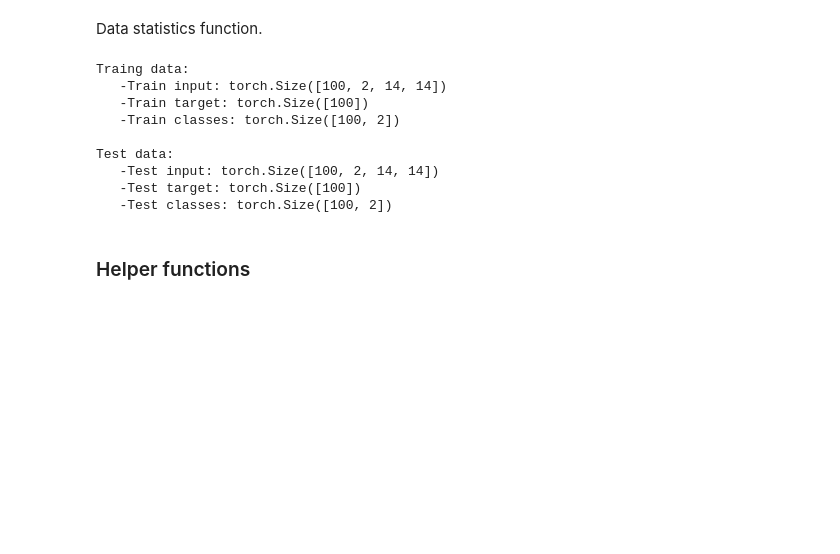
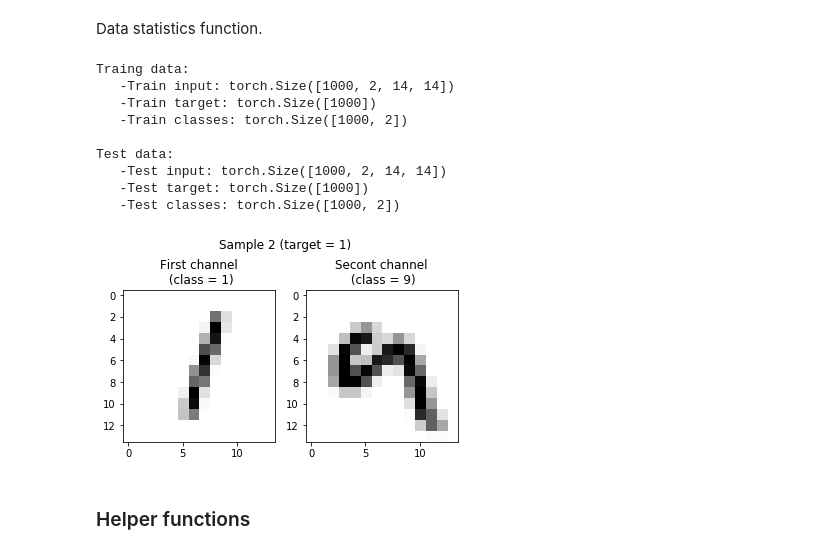
Before and after one commit to sylvainlugeon/deep-learning-projects, a Jupyter notebook: DL_MP1_fred.ipynb, the cells around one changed output. Drawn from its saved outputs; the diff is of its cells as text; code cells hidden in the pictures; blank space fills up the shorter version.

```diff
--- a/DL_MP1_fred.ipynb
+++ b/DL_MP1_fred.ipynb
@@ -33,22 +39,43 @@ def data_statistics(train_input, train_target, train_classes, test_input, test_t
           "   -Test input: {}\n".format(test_input.shape) + \
           "   -Test target: {}\n".format(test_target.shape) + \
           "   -Test classes: {}".format(test_classes.shape))
+
+def sample_showcase(idx, inputs, targets, classes):
+
+    n1_img, n2_img =  inputs[idx,0,:,:], inputs[idx,1,:,:]
+    t = targets[idx]
+    c1, c2 = classes[idx,0], classes[idx,1]
+
+    plt.figure(figsize=(6, 3.7))
+    plt.suptitle('Sample {} (target = {})'.format(idx, t))
+
+    plt.subplot(121)
+    plt.title('First channel\n (class = {})'.format(c1))
+    plt.imshow(n1_img, cmap='Greys')
+
+    plt.subplot(122)
+    plt.title('Secont channel\n (class = {})'.format(c2))
+    plt.imshow(n2_img, cmap='Greys')
 # %%
 # Load data
 train_input, train_target, train_classes, test_input, test_target, test_classes = prologue.generate_pair_sets(N)
-
-# Print data statistics
-data_statistics(train_input, train_target, train_classes, test_input, test_target, test_classes)
-# %% [output]
-Traing data:
-   -Train input: torch.Size([100, 2, 14, 14])
-   -Train target: torch.Size([100])
-   -Train classes: torch.Size([100, 2])
-
-Test data:
-   -Test input: torch.Size([100, 2, 14, 14])
-   -Test target: torch.Size([100])
-   -Test classes: torch.Size([100, 2])
+# %%
+# Print data statistics
+data_statistics(train_input, train_target, train_classes, test_input, test_target, test_classes)
+
+# Showcase of one sample
+sample_showcase(2, train_input, train_target, train_classes)
+# %% [output]
+Traing data:
+   -Train input: torch.Size([1000, 2, 14, 14])
+   -Train target: torch.Size([1000])
+   -Train classes: torch.Size([1000, 2])
+
+Test data:
+   -Test input: torch.Size([1000, 2, 14, 14])
+   -Test target: torch.Size([1000])
+   -Test classes: torch.Size([1000, 2])
+[figure, added]
 # %% [markdown]
 ### Helper functions
 # %% [markdown]
```
Also changed, not shown: parts of 11 cells of this notebook.
